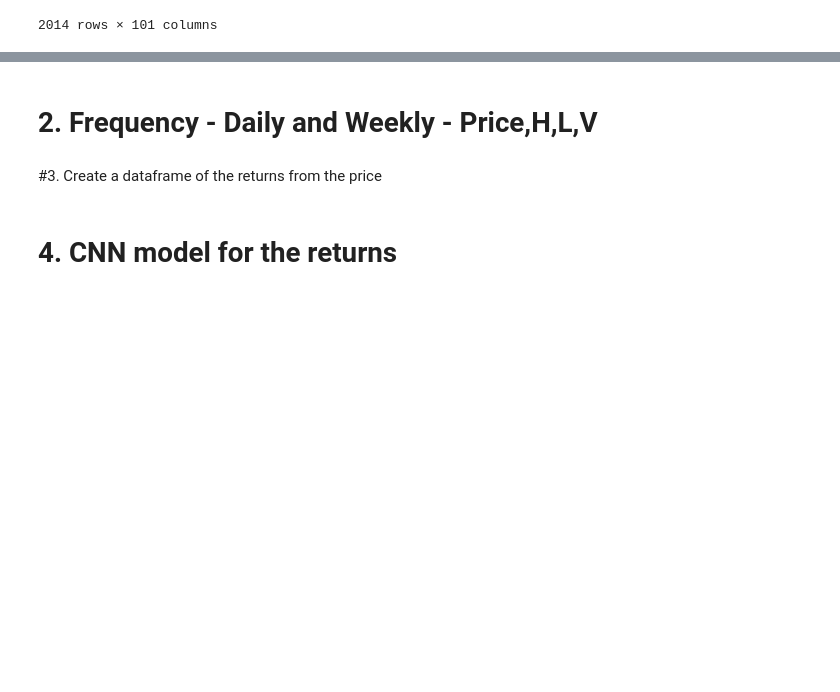
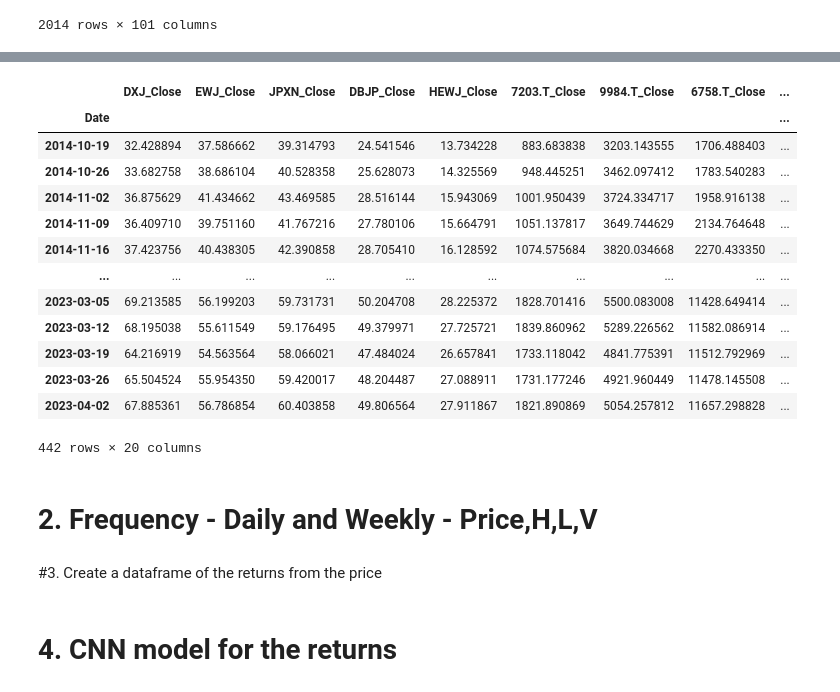
Before and after one commit to Shaddynetwork/PORTFOLIO-REBALANCING, a Jupyter notebook: CAPSTONE_PROJECT.ipynb, the cells around one changed output, grey strips where cells are left out. Saved outputs shown, nothing was run; the diff lists cells and outputs as text; code cells hidden in the pictures; blank space fills up the shorter version.

Commit message:
saving weekly data

```diff
--- a/CAPSTONE_PROJECT.ipynb
+++ b/CAPSTONE_PROJECT.ipynb
@@ -121,4 +121,4 @@ portfolio_data.dropna()
 2014 rows × 101 columns
 # %%
 close_prices = portfolio_data.filter(regex='_Close$', axis=1)
-close_prices.dropna()
+close_prices = close_prices.dropna()
@@ -140,3 +162,21 @@ close_prices.dropna()
+# %%
+weekly_price_data = close_prices.resample('W').last()
+weekly_price_data
+# %% [output]
+|  | DXJ_Close | EWJ_Close | JPXN_Close | DBJP_Close | HEWJ_Close | 7203.T_Close | 9984.T_Close | 6758.T_Close | ... |
+| Date |  |  |  |  |  |  |  |  | ... |
+| 2014-10-19 | 32.428894 | 37.586662 | 39.314793 | 24.541546 | 13.734228 | 883.683838 | 3203.143555 | 1706.488403 | ... |
+| 2014-10-26 | 33.682758 | 38.686104 | 40.528358 | 25.628073 | 14.325569 | 948.445251 | 3462.097412 | 1783.540283 | ... |
+| 2014-11-02 | 36.875629 | 41.434662 | 43.469585 | 28.516144 | 15.943069 | 1001.950439 | 3724.334717 | 1958.916138 | ... |
+| 2014-11-09 | 36.409710 | 39.751160 | 41.767216 | 27.780106 | 15.664791 | 1051.137817 | 3649.744629 | 2134.764648 | ... |
+| 2014-11-16 | 37.423756 | 40.438305 | 42.390858 | 28.705410 | 16.128592 | 1074.575684 | 3820.034668 | 2270.433350 | ... |
+| ... | ... | ... | ... | ... | ... | ... | ... | ... | ... |
+| 2023-03-05 | 69.213585 | 56.199203 | 59.731731 | 50.204708 | 28.225372 | 1828.701416 | 5500.083008 | 11428.649414 | ... |
+| 2023-03-12 | 68.195038 | 55.611549 | 59.176495 | 49.379971 | 27.725721 | 1839.860962 | 5289.226562 | 11582.086914 | ... |
+| 2023-03-19 | 64.216919 | 54.563564 | 58.066021 | 47.484024 | 26.657841 | 1733.118042 | 4841.775391 | 11512.792969 | ... |
+| 2023-03-26 | 65.504524 | 55.954350 | 59.420017 | 48.204487 | 27.088911 | 1731.177246 | 4921.960449 | 11478.145508 | ... |
+| 2023-04-02 | 67.885361 | 56.786854 | 60.403858 | 49.806564 | 27.911867 | 1821.890869 | 5054.257812 | 11657.298828 | ... |
+442 rows × 20 columns
 # %% [markdown]
 # 2. Frequency - Daily and Weekly -  Price,H,L,V
 # %% [markdown]
```
Also changed, not shown: parts of 3 cells of this notebook.
